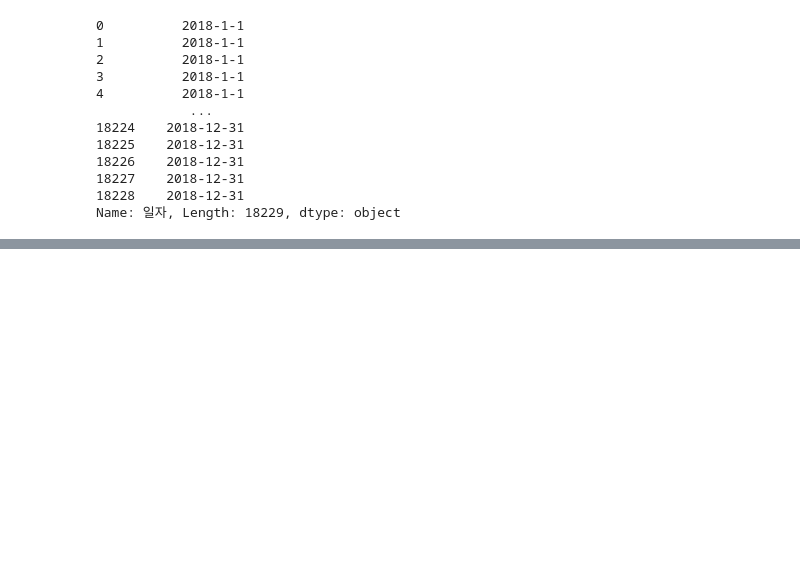
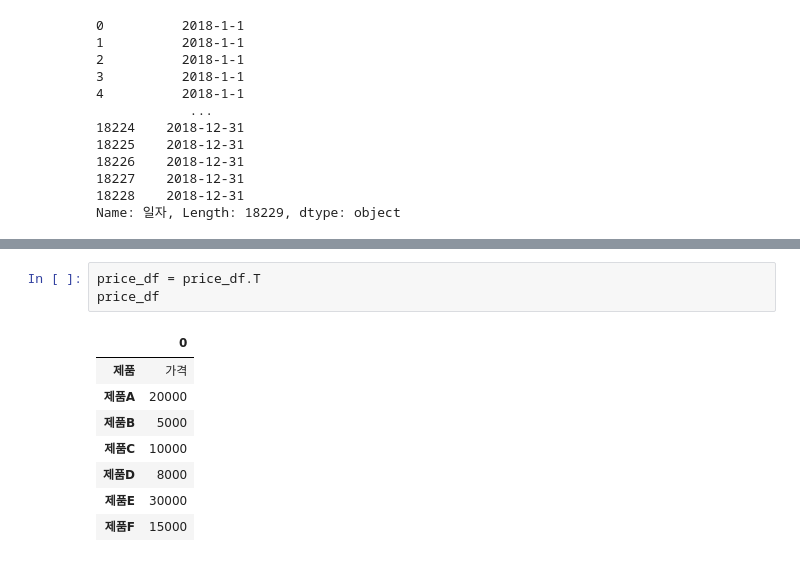
Before and after one commit to Huni0318/preprocessing, a Jupyter notebook: 07. 연습/practice1.ipynb, the cells around one changed output, grey strips where cells are left out. Drawn from its saved outputs; the diff is of its cells as text; blank space fills up the shorter version.

```diff
--- a/07. 연습/practice1.ipynb
+++ b/07. 연습/practice1.ipynb
@@ -727,0 +734,12 @@ Name: 일자, Length: 18229, dtype: object
+# %%
+price_df = price_df.T
+price_df
+# %% [output]
+|  | 0 |
+| 제품 | 가격 |
+| 제품A | 20000 |
+| 제품B | 5000 |
+| 제품C | 10000 |
+| 제품D | 8000 |
+| 제품E | 30000 |
+| 제품F | 15000 |
```
Also changed, not shown: parts of 6 cells of this notebook.
